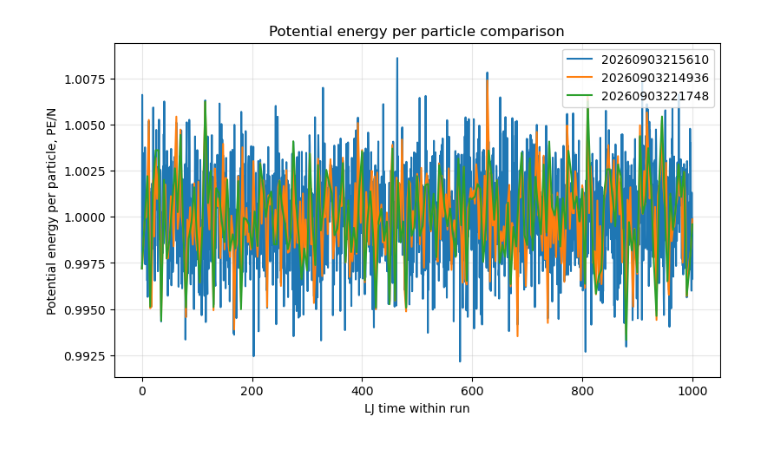
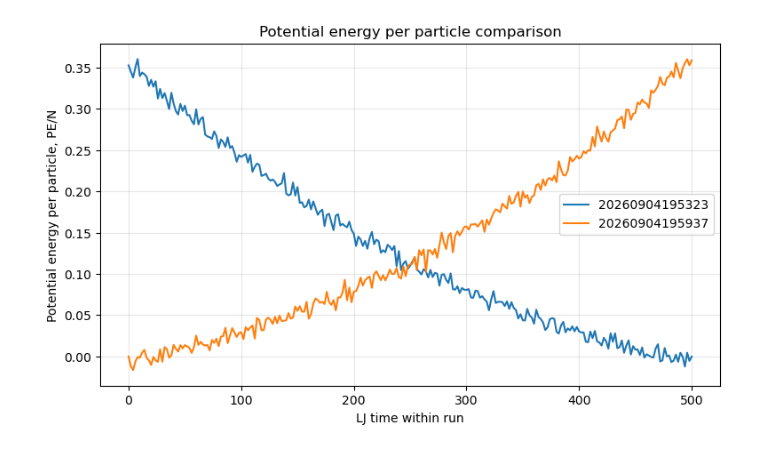
Before and after one commit to SBC-Collaboration/MDsims, a Jupyter notebook: Inspect2.ipynb, the cells around one changed output. Cells and saved outputs as stored; diff of their text form; code cells hidden in the pictures.

```diff
--- a/Inspect2.ipynb
+++ b/Inspect2.ipynb
@@ -1,30 +1,29 @@
 # %%
 import matplotlib.pyplot as plt
 from md_Helpers import open_run
 
 run_ids = [
-    "20260903215610",
-    "20260903214936",
-    "20260903221748",
+    "20260904195323",
+    "20260904195937",
 ]
 
 fig, ax = plt.subplots(figsize=(9, 5))
 
 for run_id in run_ids:
     run = open_run(run_id)
     logs = run.logs_dataframe()
 
     ax.plot(
         logs["this_lj_time"],
-        logs["kinetic_temperature"],
+        logs["pressure"],
         label=run_id,
     )
 
 ax.set_xlabel("LJ time within run")
 ax.set_ylabel("Potential energy per particle, PE/N")
 ax.set_title("Potential energy per particle comparison")
 ax.grid(alpha=0.3)
 ax.legend()
 plt.show()
 # %% [output]
-[figure, old version]
+[figure, new version]
```
Also changed, not shown: 6 other files.
